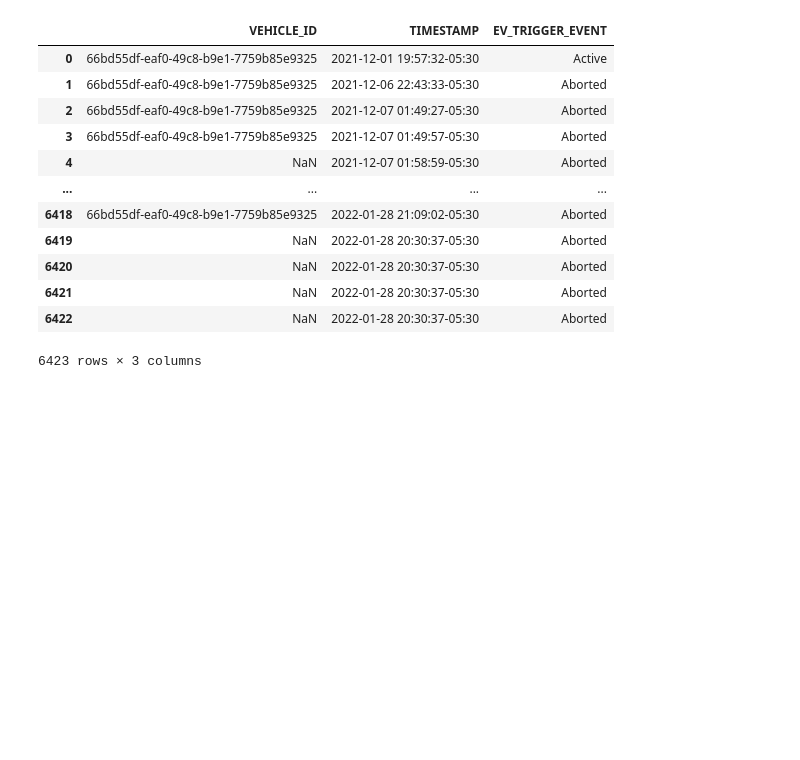
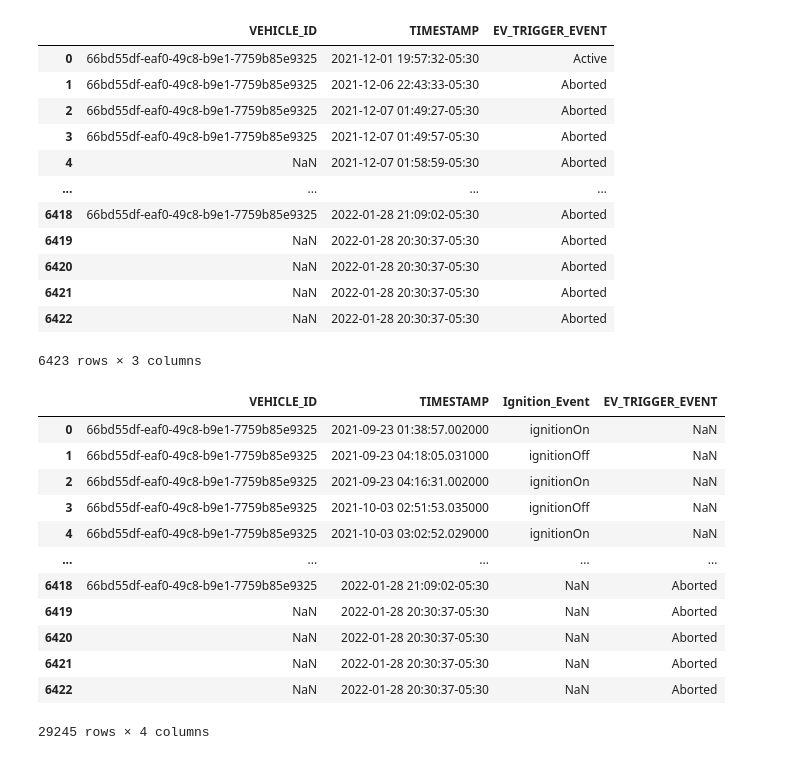
Before and after one commit to RohanArava/Motorq-DS-Rohan, a Jupyter notebook: motorq.ipynb, the cells around one changed output. Drawn from its saved outputs; the diff is of its cells as text; code cells hidden in the pictures; blank space fills up the shorter version.

```diff
--- a/motorq.ipynb
+++ b/motorq.ipynb
@@ -270,3 +270,20 @@ ev_triggers
 | 6421 | NaN | 2022-01-28 20:30:37-05:30 | Aborted |
 | 6422 | NaN | 2022-01-28 20:30:37-05:30 | Aborted |
 6423 rows × 3 columns
+# %%
+combined = pd.concat([ignition_events, ev_triggers])
+combined
+# %% [output]
+|  | VEHICLE_ID | TIMESTAMP | Ignition_Event | EV_TRIGGER_EVENT |
+| 0 | 66bd55df-eaf0-49c8-b9e1-7759b85e9325 | 2021-09-23 01:38:57.002000 | ignitionOn | NaN |
+| 1 | 66bd55df-eaf0-49c8-b9e1-7759b85e9325 | 2021-09-23 04:18:05.031000 | ignitionOff | NaN |
+| 2 | 66bd55df-eaf0-49c8-b9e1-7759b85e9325 | 2021-09-23 04:16:31.002000 | ignitionOn | NaN |
+| 3 | 66bd55df-eaf0-49c8-b9e1-7759b85e9325 | 2021-10-03 02:51:53.035000 | ignitionOff | NaN |
+| 4 | 66bd55df-eaf0-49c8-b9e1-7759b85e9325 | 2021-10-03 03:02:52.029000 | ignitionOn | NaN |
+| ... | ... | ... | ... | ... |
+| 6418 | 66bd55df-eaf0-49c8-b9e1-7759b85e9325 | 2022-01-28 21:09:02-05:30 | NaN | Aborted |
+| 6419 | NaN | 2022-01-28 20:30:37-05:30 | NaN | Aborted |
+| 6420 | NaN | 2022-01-28 20:30:37-05:30 | NaN | Aborted |
+| 6421 | NaN | 2022-01-28 20:30:37-05:30 | NaN | Aborted |
+| 6422 | NaN | 2022-01-28 20:30:37-05:30 | NaN | Aborted |
+29245 rows × 4 columns
```
